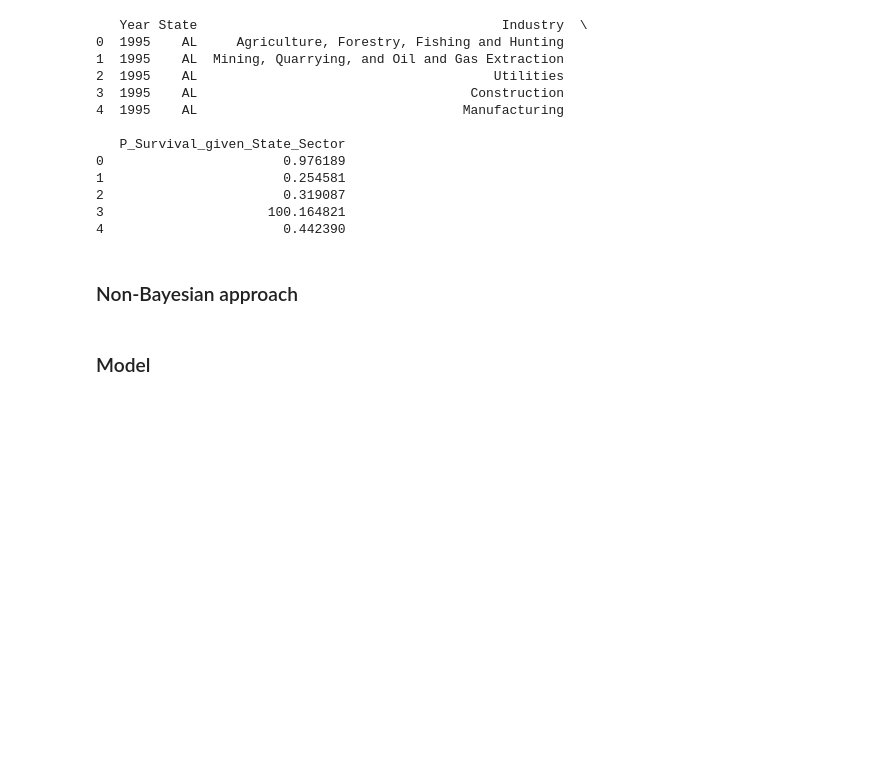
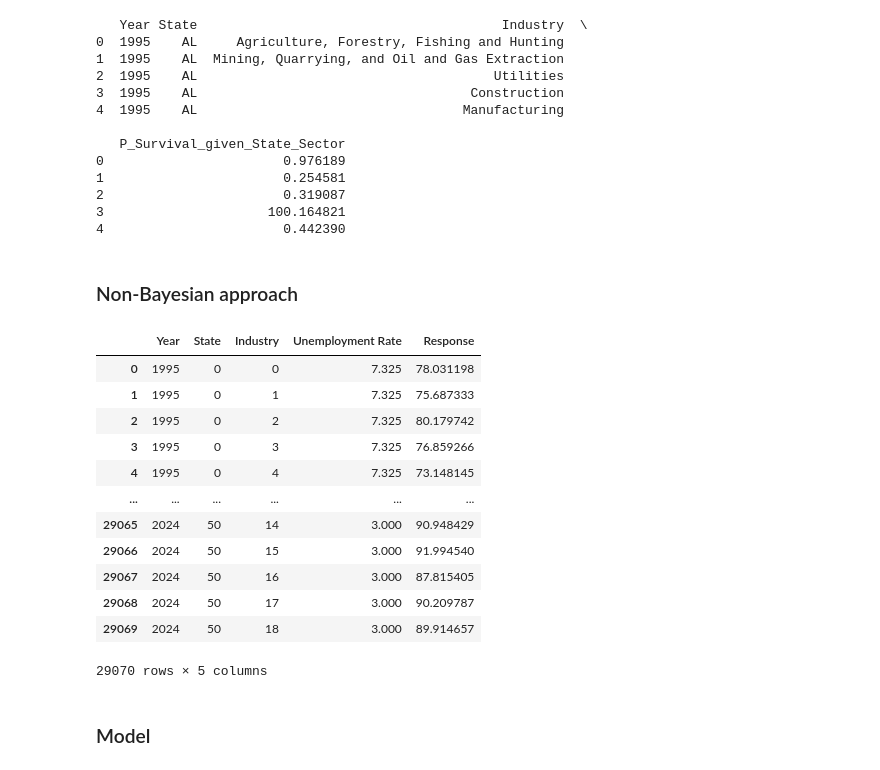
Before and after one commit to SebastianSeljak/PIC16B_Econ, a Jupyter notebook: model.ipynb, the cells around one changed output. Saved outputs shown, nothing was run; the diff lists cells and outputs as text; code cells hidden in the pictures; blank space fills up the shorter version.

```diff
--- a/model.ipynb
+++ b/model.ipynb
@@ -176,6 +176,22 @@ for year in result.index.get_level_values(0).unique():
             response = result[year, state, industry]
             pre_df.append((year, numerical_state[state], numerical_industry[industry], float(unemployment.iloc[0]), response))
 final_dataset = pd.DataFrame(pre_df, columns=["Year", "State", "Industry", "Unemployment Rate", "Response"])
+# %%
+final_dataset
+# %% [output]
+|  | Year | State | Industry | Unemployment Rate | Response |
+| 0 | 1995 | 0 | 0 | 7.325 | 78.031198 |
+| 1 | 1995 | 0 | 1 | 7.325 | 75.687333 |
+| 2 | 1995 | 0 | 2 | 7.325 | 80.179742 |
+| 3 | 1995 | 0 | 3 | 7.325 | 76.859266 |
+| 4 | 1995 | 0 | 4 | 7.325 | 73.148145 |
+| ... | ... | ... | ... | ... | ... |
+| 29065 | 2024 | 50 | 14 | 3.000 | 90.948429 |
+| 29066 | 2024 | 50 | 15 | 3.000 | 91.994540 |
+| 29067 | 2024 | 50 | 16 | 3.000 | 87.815405 |
+| 29068 | 2024 | 50 | 17 | 3.000 | 90.209787 |
+| 29069 | 2024 | 50 | 18 | 3.000 | 89.914657 |
+29070 rows × 5 columns
 # %% [markdown]
 ### Model
 # %%
```
Also changed, not shown: parts of 4 cells of this notebook.
